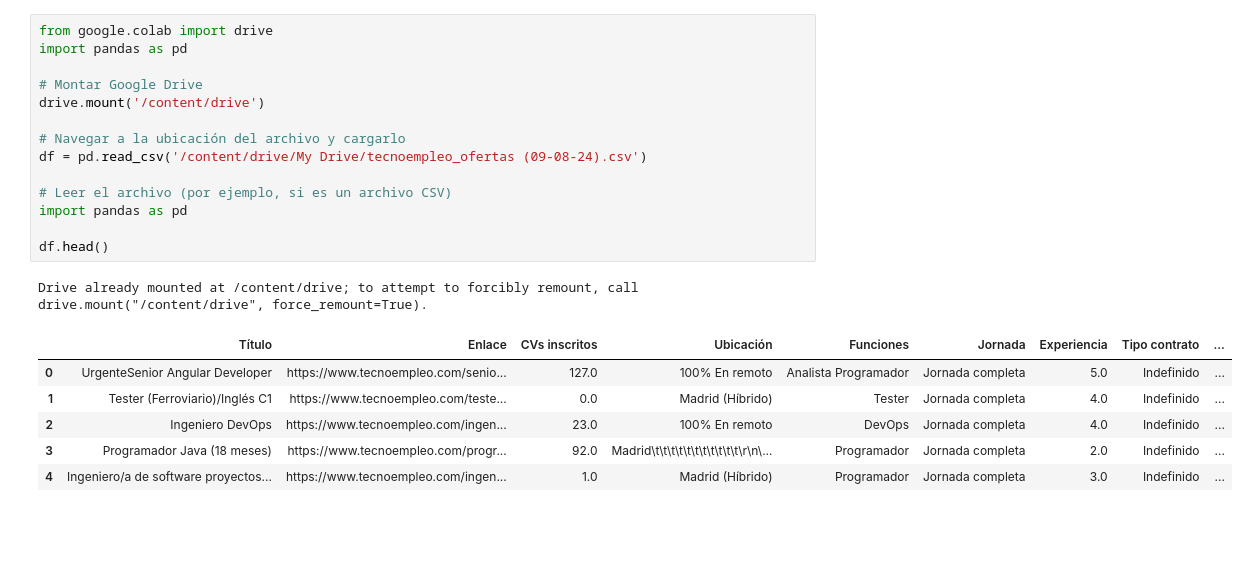
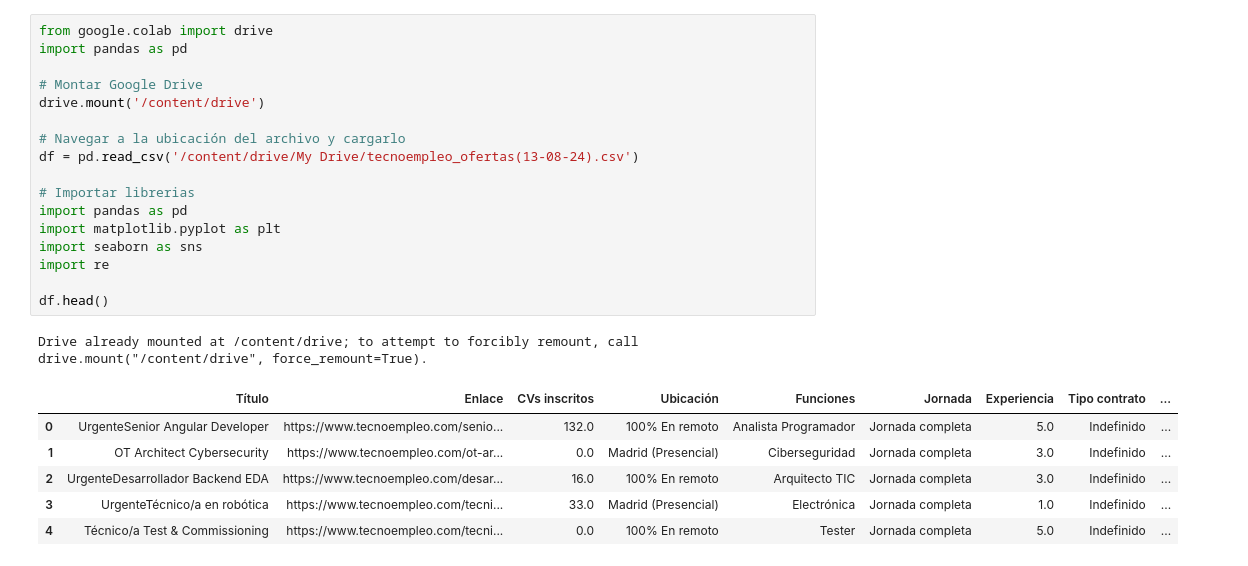
Before and after one commit to heav2308/scraping-tecnoempleo, a Jupyter notebook: Anaisis_datos_tecnoempleo.ipynb, the cells around one changed output. Drawn from its saved outputs; the diff is of its cells as text; blank space fills up the shorter version.

```diff
--- a/Anaisis_datos_tecnoempleo.ipynb
+++ b/Anaisis_datos_tecnoempleo.ipynb
@@ -3,25 +3,28 @@
 # %%
 from google.colab import drive
 import pandas as pd
 
 # Montar Google Drive
 drive.mount('/content/drive')
 
 # Navegar a la ubicación del archivo y cargarlo
-df = pd.read_csv('/content/drive/My Drive/tecnoempleo_ofertas (09-08-24).csv')
+df = pd.read_csv('/content/drive/My Drive/tecnoempleo_ofertas(13-08-24).csv')
 
-# Leer el archivo (por ejemplo, si es un archivo CSV)
+# Importar librerias
 import pandas as pd
+import matplotlib.pyplot as plt
+import seaborn as sns
+import re
 
 df.head()
 # %% [output]
 Drive already mounted at /content/drive; to attempt to forcibly remount, call drive.mount("/content/drive", force_remount=True).
 |  | Título | Enlace | CVs inscritos | Ubicación | Funciones | Jornada | Experiencia | Tipo contrato | ... |
-| 0 | UrgenteSenior Angular Developer | https://www.tecnoempleo.com/senio... | 127.0 | 100% En remoto | Analista Programador | Jornada completa | 5.0 | Indefinido | ... |
-| 1 | Tester (Ferroviario)/Inglés C1 | https://www.tecnoempleo.com/teste... | 0.0 | Madrid (Híbrido) | Tester | Jornada completa | 4.0 | Indefinido | ... |
-| 2 | Ingeniero DevOps | https://www.tecnoempleo.com/ingen... | 23.0 | 100% En remoto | DevOps | Jornada completa | 4.0 | Indefinido | ... |
-| 3 | Programador Java (18 meses) | https://www.tecnoempleo.com/progr... | 92.0 | Madrid\t\t\t\t\t\t\t\t\t\t\t\r\n\... | Programador | Jornada completa | 2.0 | Indefinido | ... |
-| 4 | Ingeniero/a de software proyectos... | https://www.tecnoempleo.com/ingen... | 1.0 | Madrid (Híbrido) | Programador | Jornada completa | 3.0 | Indefinido | ... |
+| 0 | UrgenteSenior Angular Developer | https://www.tecnoempleo.com/senio... | 132.0 | 100% En remoto | Analista Programador | Jornada completa | 5.0 | Indefinido | ... |
+| 1 | OT Architect Cybersecurity | https://www.tecnoempleo.com/ot-ar... | 0.0 | Madrid (Presencial) | Ciberseguridad | Jornada completa | 3.0 | Indefinido | ... |
+| 2 | UrgenteDesarrollador Backend EDA | https://www.tecnoempleo.com/desar... | 16.0 | 100% En remoto | Arquitecto TIC | Jornada completa | 3.0 | Indefinido | ... |
+| 3 | UrgenteTécnico/a en robótica | https://www.tecnoempleo.com/tecni... | 33.0 | Madrid (Presencial) | Electrónica | Jornada completa | 1.0 | Indefinido | ... |
+| 4 | Técnico/a Test & Commissioning | https://www.tecnoempleo.com/tecni... | 0.0 | 100% En remoto | Tester | Jornada completa | 5.0 | Indefinido | ... |
 # %%
 # Limpiando y extrayendo por 'Ubicación' para analizar la distribución geográfica
 
```
Also changed, not shown: parts of 14 cells of this notebook.
